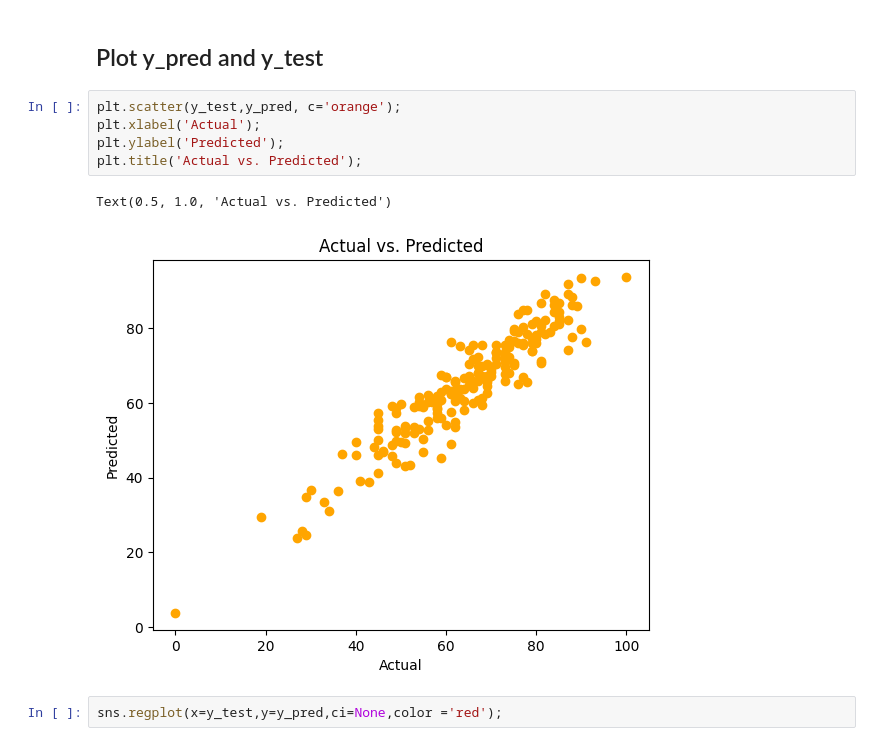
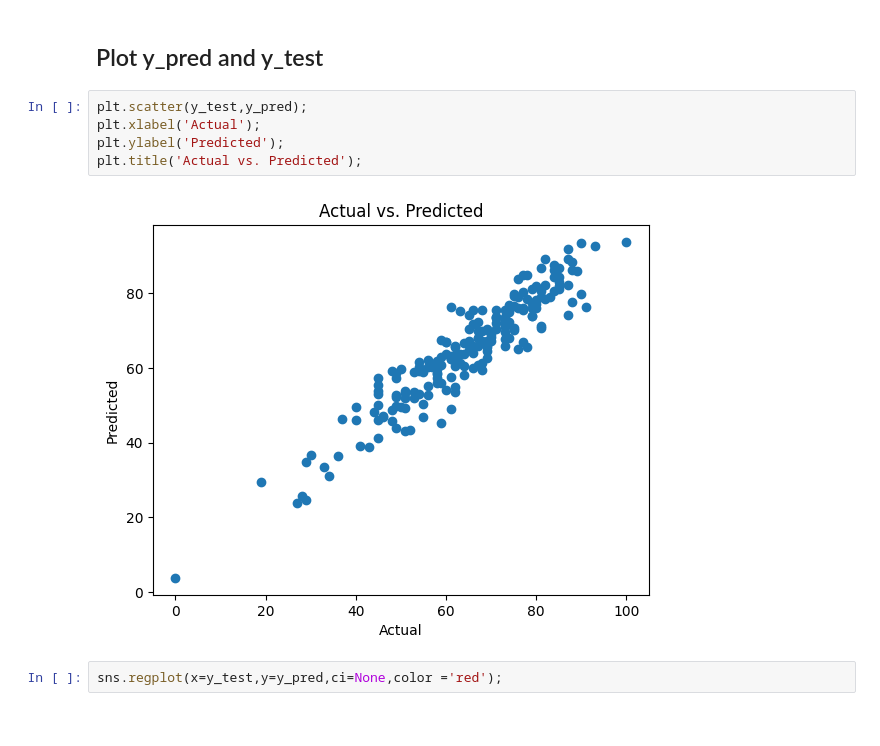
Before and after one commit to zaheer6034/mlproject, a Jupyter notebook: notebook/2. MODEL TRAINING.ipynb, the cells around one changed output. Cells and saved outputs as stored; diff of their text form.

```diff
--- a/notebook/2. MODEL TRAINING.ipynb
+++ b/notebook/2. MODEL TRAINING.ipynb
@@ -220,13 +220,12 @@ print(" Accuracy of the model is %.2f" %score)
 # %% [markdown]
 ## Plot y_pred and y_test
 # %%
-plt.scatter(y_test,y_pred, c='orange');
+plt.scatter(y_test,y_pred);
 plt.xlabel('Actual');
 plt.ylabel('Predicted');
 plt.title('Actual vs. Predicted');
 # %% [output]
-Text(0.5, 1.0, 'Actual vs. Predicted')
-[figure, old version]
+[figure, new version]
 # %%
 sns.regplot(x=y_test,y=y_pred,ci=None,color ='red');
 # %% [output]
```
Also changed, not shown: parts of 5 cells of this notebook, 9 other files.
